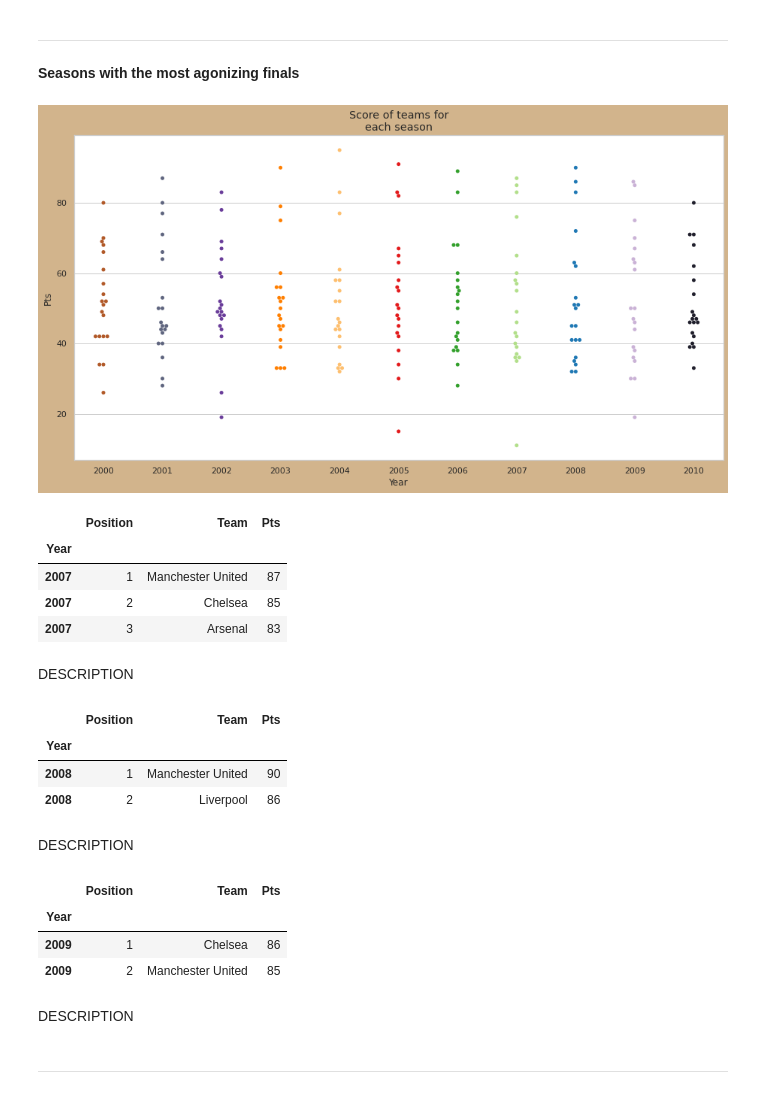
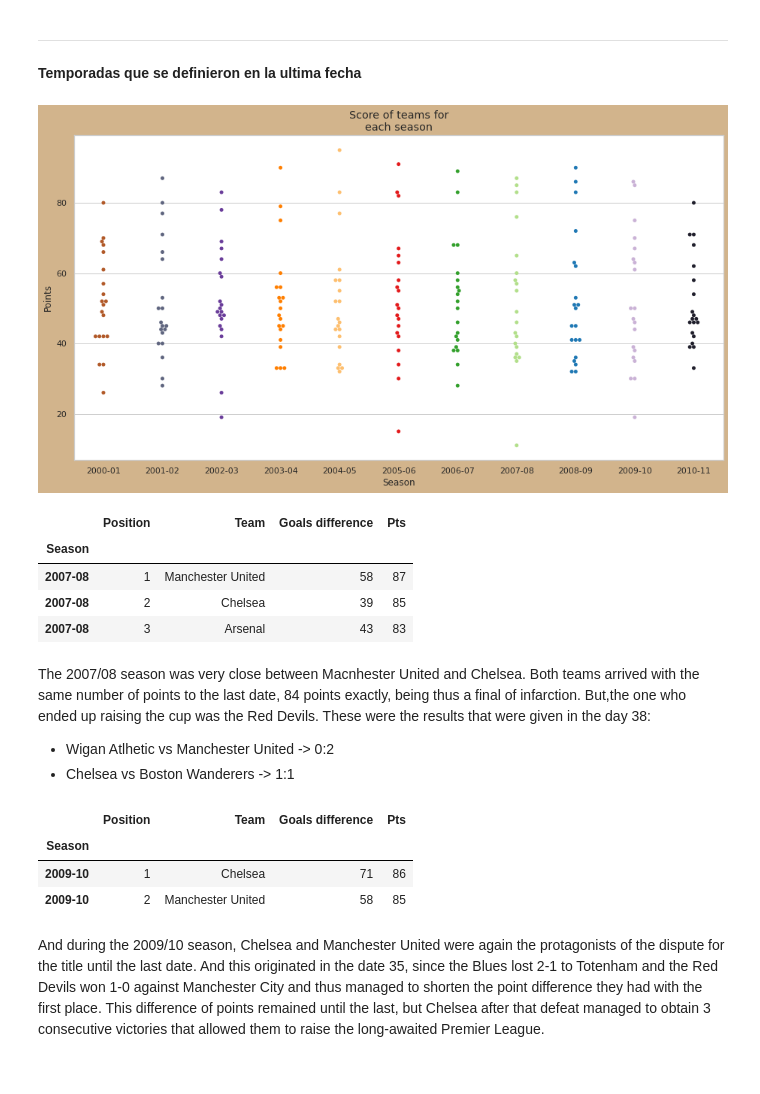
Before and after one commit to CarlosFOL/Premier_League, a Jupyter notebook: notebook.ipynb, the cells around one changed output. Saved outputs shown, nothing was run; the diff lists cells and outputs as text; code cells hidden in the pictures.

```diff
--- a/notebook.ipynb
+++ b/notebook.ipynb
@@ -56,10 +56,9 @@ season
 df_decade1 = df_pl.copy()
 df_years = pd.DataFrame({
     'Season': season,
-    'Year': np.arange(2000, 2022)
+    'Year': np.arange(2000, 2022),
 })
 df_decade1 = pd.merge(left=df_decade1, right=df_years, on='Season', how='outer')
-df_decade1.drop('Season', axis=1, inplace=True)
 df_decade1 = df_decade1[df_decade1.Year <=2010]
 df_decade1.Year.unique()
 # %% [output]
@@ -277,8 +258,8 @@ statistics
 * On the another hand, in which there were fewer goals was in 2006, because only 931 goals were scored. Leaving us an average of goals per match of 2.45
 # %% [markdown]
 ---
-# %% [markdown]
-**Seasons with the most agonizing finals**
+# %% [markdown]
+**Temporadas que se definieron en la ultima fecha**
 # %%
 my_palette = {x: 'r' for x in df_decade1.Year.unique()}
 s_2000, s_2001 = sns.color_palette('Paired')[-1], sns.color_palette('bone')[2]
@@ -293,63 +274,51 @@ my_palette[2008], my_palette[2009], my_palette[2010] = s_2008, s_2009, s_2010
 # %%
 #The most competitve season
 df_decade1.head()
 
 #Canvas
 fig = plt.figure()
 sns.set_theme(style='whitegrid')
 #Axes
 ax = fig.add_axes([0, 0, 2, 1.5])
 #Strip plot
-ax = sns.swarmplot(data=df_decade1, x='Year', y='Pts', palette=my_palette)
-ax.set_ylabel='Points'
+ax = sns.swarmplot(data=df_decade1, x='Season', y='Pts', palette=my_palette)
+ax.set_ylabel('Points')
 ax.set_title('Score of teams for\neach season', fontdict={'size': 'large'})
 fig.set_facecolor('#D2B48C')
 fig.show()
 # %% [output]
-[figure, old version]
+[figure, new version]
 # %%
 #The most competitive seasons
-#2007
-df_2007 = df_decade1.loc[df_decade1.Year == 2007, ['Position', 'Team', 'Pts', 'Year']]
+#2007/08
+df_2007 = df_decade1.loc[df_decade1.Season == '2007-08', ['Season', 'Position', 'Team', 'Goals difference','Pts']]
 df_2007 = df_2007[df_2007.Position <= 3]
-df_2007.set_index('Year', inplace=True)
+df_2007.set_index('Season', inplace=True)
 df_2007
 # %% [output]
-|  | Position | Team | Pts |
-| Year |  |  |  |
-| 2007 | 1 | Manchester United | 87 |
-| 2007 | 2 | Chelsea | 85 |
-| 2007 | 3 | Arsenal | 83 |
+|  | Position | Team | Goals difference | Pts |
+| Season |  |  |  |  |
+| 2007-08 | 1 | Manchester United | 58 | 87 |
+| 2007-08 | 2 | Chelsea | 39 | 85 |
+| 2007-08 | 3 | Arsenal | 43 | 83 |
-# %% [markdown]
-DESCRIPTION
+# %% [markdown]
+The 2007/08 season was very close between Macnhester United and Chelsea. Both teams arrived with the same number of points to the last date, 84 points exactly, being thus a final of infarction. But,the one who ended up raising the cup was the Red Devils.
+These were the results that were given in the day 38:
+* Wigan Atlhetic vs Manchester United -> 0:2
+* Chelsea vs Boston Wanderers -> 1:1
 # %%
-#2008
-df_2008 = df_decade1.loc[df_decade1.Year == 2008, ['Position', 'Team', 'Pts', 'Year']]
-df_2008 = df_2008[df_2008.Position <= 2]
-df_2008.set_index('Year', inplace=True)
-df_2008
+#2009/10
+df_2009 = df_decade1.loc[df_decade1.Season == '2009-10', ['Season', 'Position', 'Team', 'Goals difference','Pts']]
+df_2009 = df_2009[df_2009.Position <= 2]
+df_2009.set_index('Season', inplace=True)
+df_2009
 # %% [output]
-|  | Position | Team | Pts |
-| Year |  |  |  |
-| 2008 | 1 | Manchester United | 90 |
-| 2008 | 2 | Liverpool | 86 |
+|  | Position | Team | Goals difference | Pts |
+| Season |  |  |  |  |
+| 2009-10 | 1 | Chelsea | 71 | 86 |
+| 2009-10 | 2 | Manchester United | 58 | 85 |
-# %% [markdown]
-DESCRIPTION
-# %%
-#2009
-df_2009 = df_decade1.loc[df_decade1.Year == 2009, ['Position', 'Team', 'Pts', 'Year']]
-df_2009 = df_2009[df_2009.Position <= 2]
-df_2009.set_index('Year', inplace=True)
-df_2009
-# %% [output]
-|  | Position | Team | Pts |
-| Year |  |  |  |
-| 2009 | 1 | Chelsea | 86 |
-| 2009 | 2 | Manchester United | 85 |
-# %% [markdown]
-DESCRIPTION
-# %% [markdown]
----
+# %% [markdown]
+And during the 2009/10 season, Chelsea and Manchester United were again the protagonists of the dispute for the title until the last date. And this originated in the date 35, since the Blues lost 2-1 to Totenham and the Red Devils won 1-0 against Manchester City and thus managed to shorten the point difference they had with the first place. This difference of points remained until the last, but Chelsea after that defeat managed to obtain 3 consecutive victories that allowed them to raise the long-awaited Premier League.
 # %% [markdown]
 <a style='text-decoration:none;line-height:16px;display:flex;color:#5B5B62;padding:10px;justify-content:end;' href='https://deepnote.com?utm_source=created-in-deepnote-cell&projectId=25a02e7e-55cf-475b-8f35-4cb85c25603c' target="_blank">
 <img alt='Created in deepnote.com' style='display:inline;max-height:16px;margin:0px;margin-right:7.5px;' src='embedded-picture-1' > </img>
```
Also changed, not shown: parts of 8 cells of this notebook.
